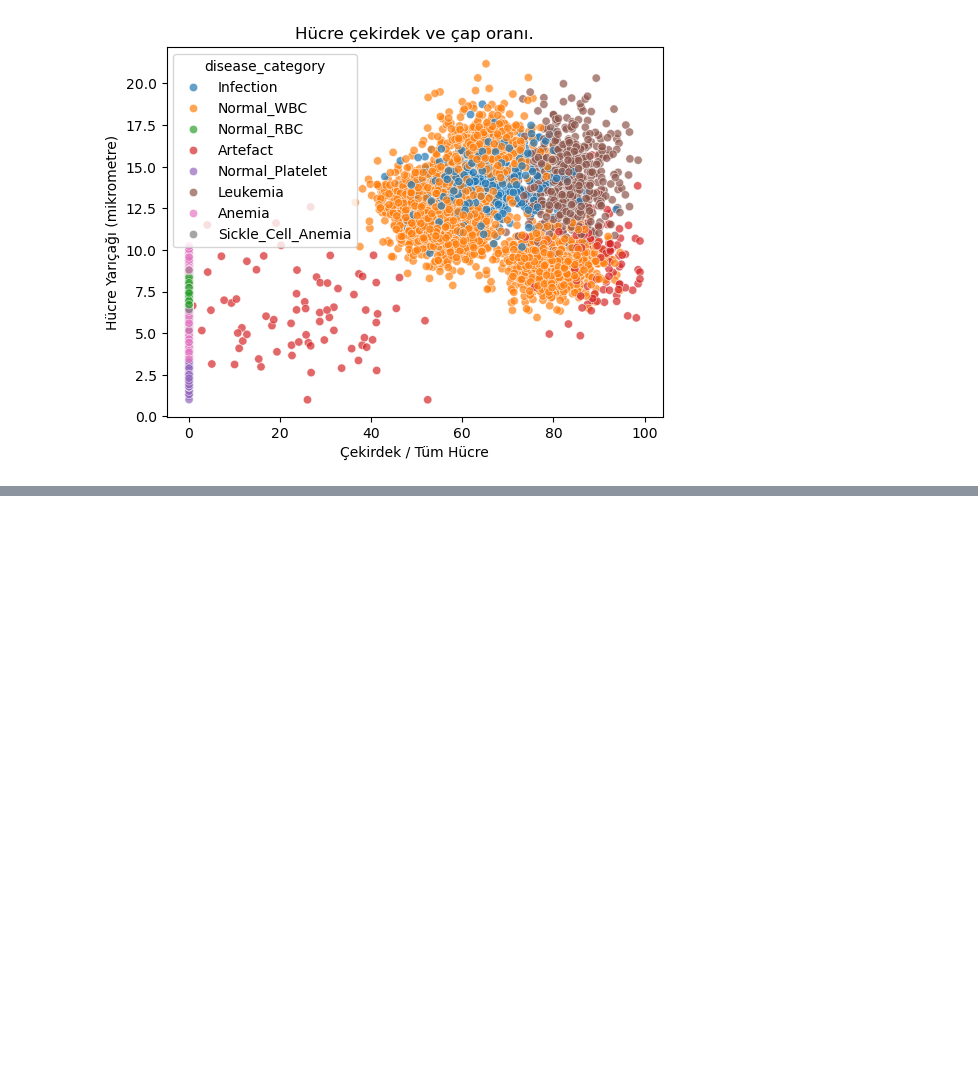
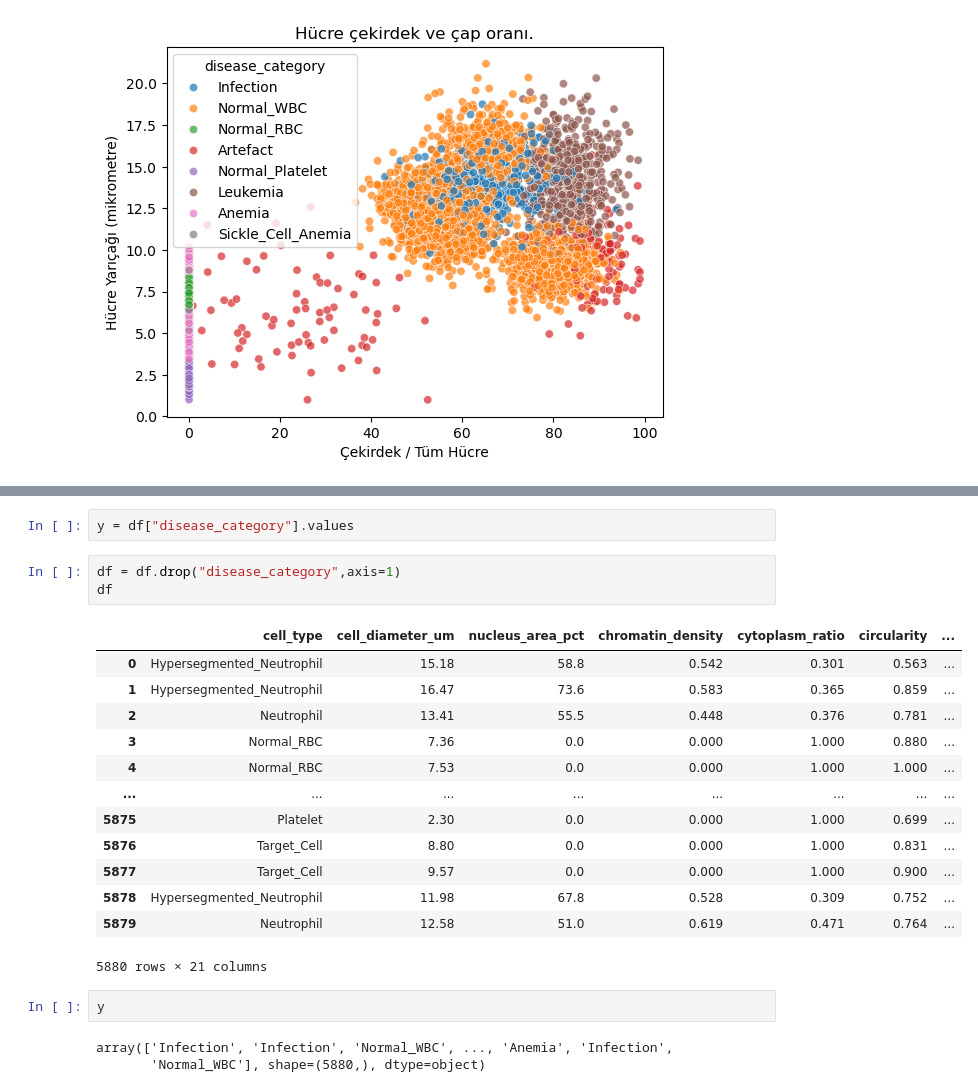
Before and after one commit to abdulkadiripek/Blood-Cell-Anomaly-Detection, a Jupyter notebook: model_train.ipynb, the cells around one changed output, grey strips where cells are left out. Drawn from its saved outputs; the diff is of its cells as text; blank space fills up the shorter version.

```diff
--- a/model_train.ipynb
+++ b/model_train.ipynb
@@ -109,0 +122,24 @@ plt.show()
+# %%
+y = df["disease_category"].values
+# %%
+df = df.drop("disease_category",axis=1)
+df
+# %% [output]
+|  | cell_type | cell_diameter_um | nucleus_area_pct | chromatin_density | cytoplasm_ratio | circularity | ... |
+| 0 | Hypersegmented_Neutrophil | 15.18 | 58.8 | 0.542 | 0.301 | 0.563 | ... |
+| 1 | Hypersegmented_Neutrophil | 16.47 | 73.6 | 0.583 | 0.365 | 0.859 | ... |
+| 2 | Neutrophil | 13.41 | 55.5 | 0.448 | 0.376 | 0.781 | ... |
+| 3 | Normal_RBC | 7.36 | 0.0 | 0.000 | 1.000 | 0.880 | ... |
+| 4 | Normal_RBC | 7.53 | 0.0 | 0.000 | 1.000 | 1.000 | ... |
+| ... | ... | ... | ... | ... | ... | ... | ... |
+| 5875 | Platelet | 2.30 | 0.0 | 0.000 | 1.000 | 0.699 | ... |
+| 5876 | Target_Cell | 8.80 | 0.0 | 0.000 | 1.000 | 0.831 | ... |
+| 5877 | Target_Cell | 9.57 | 0.0 | 0.000 | 1.000 | 0.900 | ... |
+| 5878 | Hypersegmented_Neutrophil | 11.98 | 67.8 | 0.528 | 0.309 | 0.752 | ... |
+| 5879 | Neutrophil | 12.58 | 51.0 | 0.619 | 0.471 | 0.764 | ... |
+5880 rows × 21 columns
+# %%
+y
+# %% [output]
+array(['Infection', 'Infection', 'Normal_WBC', ..., 'Anemia', 'Infection',
+       'Normal_WBC'], shape=(5880,), dtype=object)
```
Also changed, not shown: parts of 3 cells of this notebook, 1 other file.
